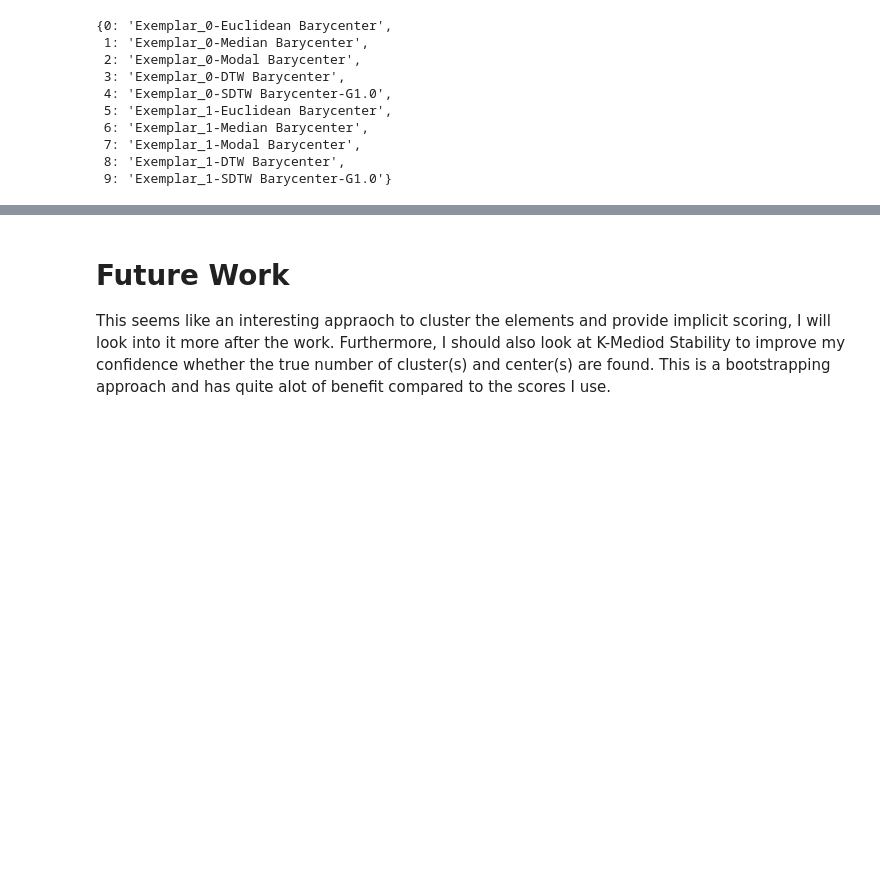
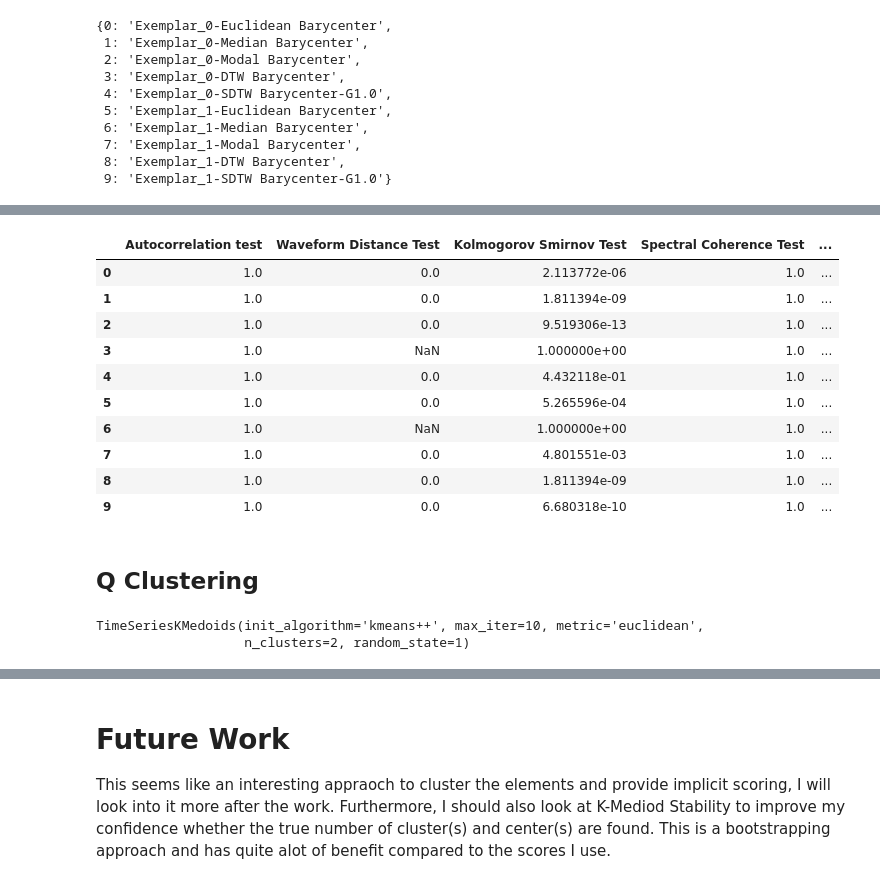
Before and after one commit to shanks847/EV-Grid-Integration-Study, a Jupyter notebook: notebooks/comparing_feeder_profile_fits.ipynb, the cells around one changed output, grey strips where cells are left out. Cells and saved outputs as stored; diff of their text form; code cells hidden in the pictures; blank space fills up the shorter version.

```diff
--- a/notebooks/comparing_feeder_profile_fits.ipynb
+++ b/notebooks/comparing_feeder_profile_fits.ipynb
@@ -32,3 +32,8 @@ from tslearn.piecewise import SymbolicAggregateApproximation
 # %% [output]
 Install h5py to use hdf5 features: http://docs.h5py.org/
   warn(h5py_msg)
+# %%
+def test():
+    return 2,"works"
+
+a,b = test()
@@ -916,3 +901,19 @@ distances_df
 | 7 | 0.985971 | 9.758869e+08 | 1420.127298 | 595.155565 | 0.999736 | ... |
 | 8 | 0.879851 | 8.485144e+08 | 3377.196664 | 834.203352 | 0.998208 | ... |
 | 9 | 0.874827 | 8.470558e+08 | 3434.264188 | 844.384263 | 0.998133 | ... |
+# %%
+hypothesis_pvals_df
+# %% [output]
+|  | Autocorrelation test | Waveform Distance Test | Kolmogorov Smirnov Test | Spectral Coherence Test | ... |
+| 0 | 1.0 | 0.0 | 2.113772e-06 | 1.0 | ... |
+| 1 | 1.0 | 0.0 | 1.811394e-09 | 1.0 | ... |
+| 2 | 1.0 | 0.0 | 9.519306e-13 | 1.0 | ... |
+| 3 | 1.0 | NaN | 1.000000e+00 | 1.0 | ... |
+| 4 | 1.0 | 0.0 | 4.432118e-01 | 1.0 | ... |
+| 5 | 1.0 | 0.0 | 5.265596e-04 | 1.0 | ... |
+| 6 | 1.0 | NaN | 1.000000e+00 | 1.0 | ... |
+| 7 | 1.0 | 0.0 | 4.801551e-03 | 1.0 | ... |
+| 8 | 1.0 | 0.0 | 1.811394e-09 | 1.0 | ... |
+| 9 | 1.0 | 0.0 | 6.680318e-10 | 1.0 | ... |
+# %% [markdown]
+## Q Clustering
@@ -918,0 +930,12 @@ distances_df
+# %%
+model_Q = TimeSeriesKMedoids(
+    n_clusters=2,  # Number of desired centers
+    init_algorithm="kmeans++",  # Center initialisation technique
+    max_iter=10,  # Maximum number of iterations for refinement on training set
+    metric="euclidean",  # Distance metric to use
+    random_state=1,
+)
+model_Q.fit(X_q_full_np)
+# %% [output]
+TimeSeriesKMedoids(init_algorithm='kmeans++', max_iter=10, metric='euclidean',
+                   n_clusters=2, random_state=1)
```
Also changed, not shown: parts of 15 cells of this notebook.
